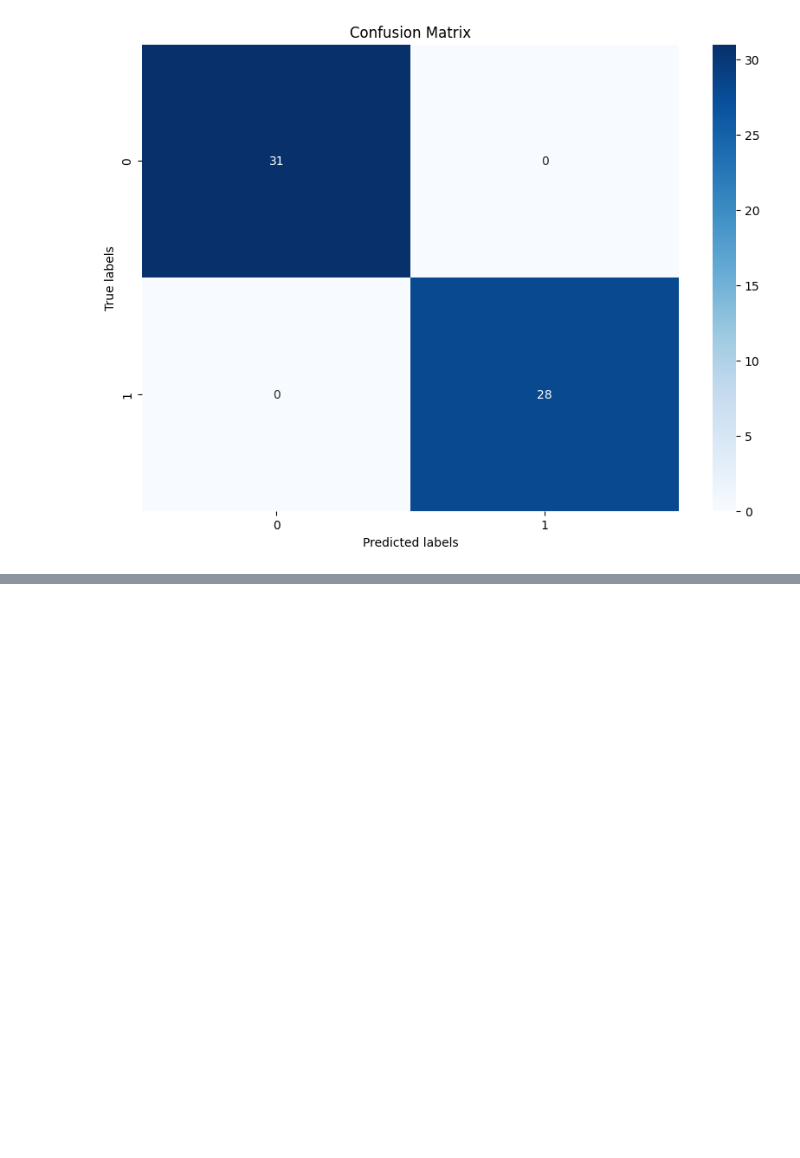
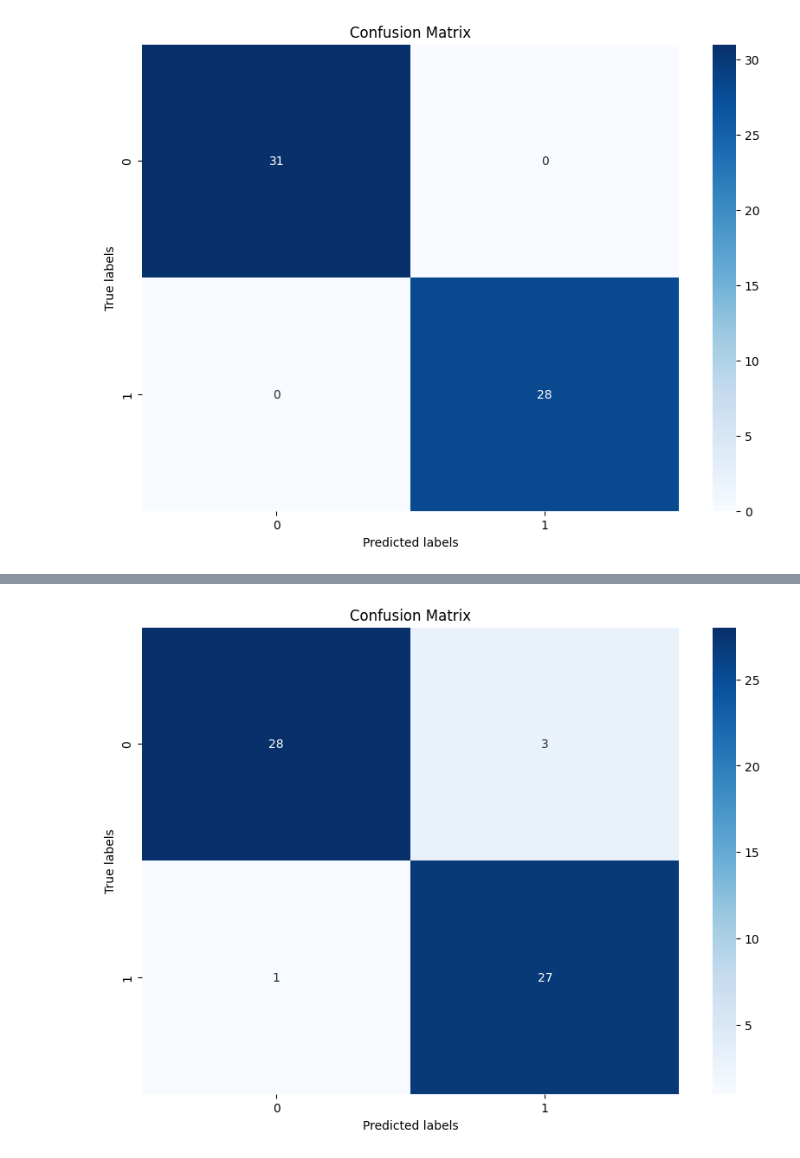
Before and after one commit to jonathan-manzano/db-ml-final-project-cs133sp24-sjsu, a Jupyter notebook: model.ipynb, the cells around one changed output, grey strips where cells are left out. Drawn from its saved outputs; the diff is of its cells as text; code cells hidden in the pictures; blank space fills up the shorter version.

Commit message:
fine tuned some more, tried deducsing how important total_scores was

```diff
--- a/model.ipynb
+++ b/model.ipynb
@@ -394,0 +470,12 @@ Best feature: total_score
+# %%
+# fine tune the no_total model using GridSearchCV
+param_grid = [
+    {'n_estimators': [25,50,75,100,125,150,175,200], 'max_features': [2,3,4,5,6,7,8,9,10]},
+    {'bootstrap': [False], 'n_estimators': [50,75,125,175], 'max_features': [4,5,6,7,8]},
+]
+
+grid_search = GridSearchCV(no_total_rfc_clf, param_grid, cv=10, scoring='accuracy', return_train_score=True)
+
+grid_search.fit(no_total_prepped, no_total_labels)
+
+grid_search.best_params_
@@ -394,0 +512,14 @@ Best feature: total_score
+# %%
+# final model training sets
+X_test = test_set.drop(['ASD', 'total_score'], axis = 1)
+Y_test = test_set['ASD'].copy()
+
+X_test_prepped = no_total_full_pipeline.transform(X_test)
+
+# best model from grid searching, returns a random forest classifier
+final_model = grid_search.best_estimator_
+
+final_predictions = final_model.predict(X_test_prepped)
+
+print("Test set score:", accuracy_score(Y_test, final_predictions))
+print("Classification Report:\n", classification_report(Y_test, final_predictions))
@@ -394,0 +537,11 @@ Best feature: total_score
+# %%
+# confusion matrix
+conf_matrix = confusion_matrix(Y_test, final_predictions)
+plt.figure(figsize=(10, 7))
+sns.heatmap(conf_matrix, annot=True, fmt='d', cmap='Blues')
+plt.xlabel('Predicted labels')
+plt.ylabel('True labels')
+plt.title('Confusion Matrix')
+plt.show()
+# %% [output]
+[figure, added]
```
Also changed, not shown: parts of 26 cells of this notebook.
